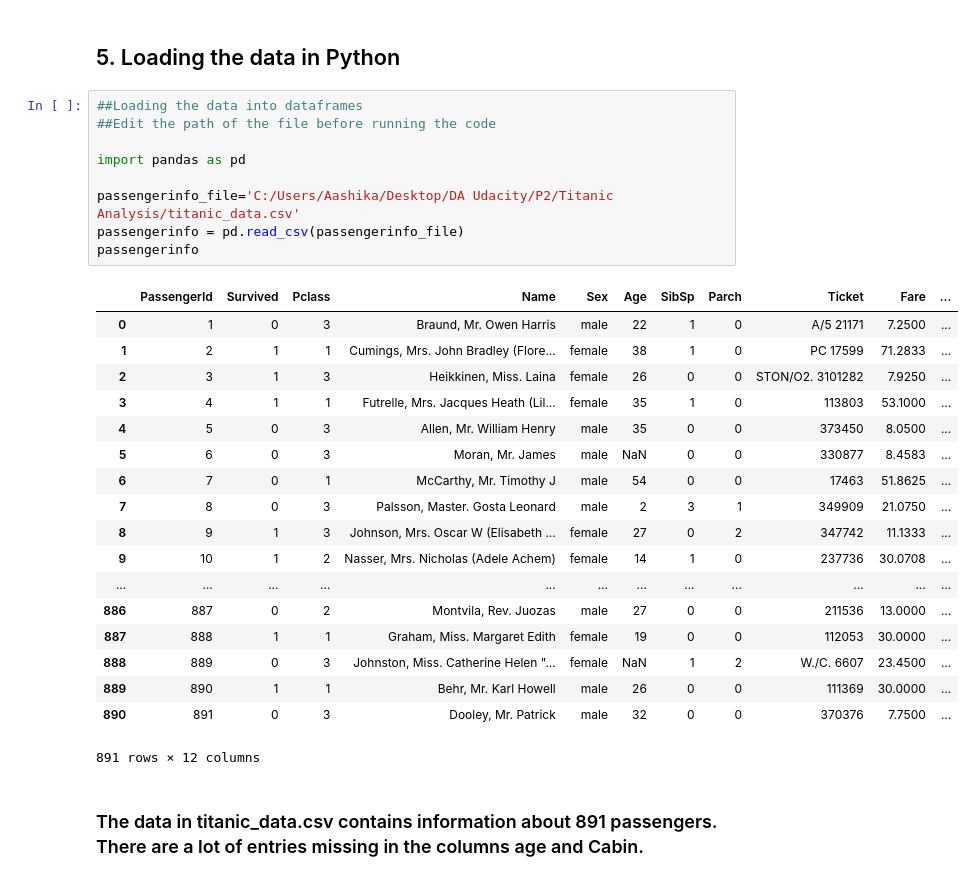
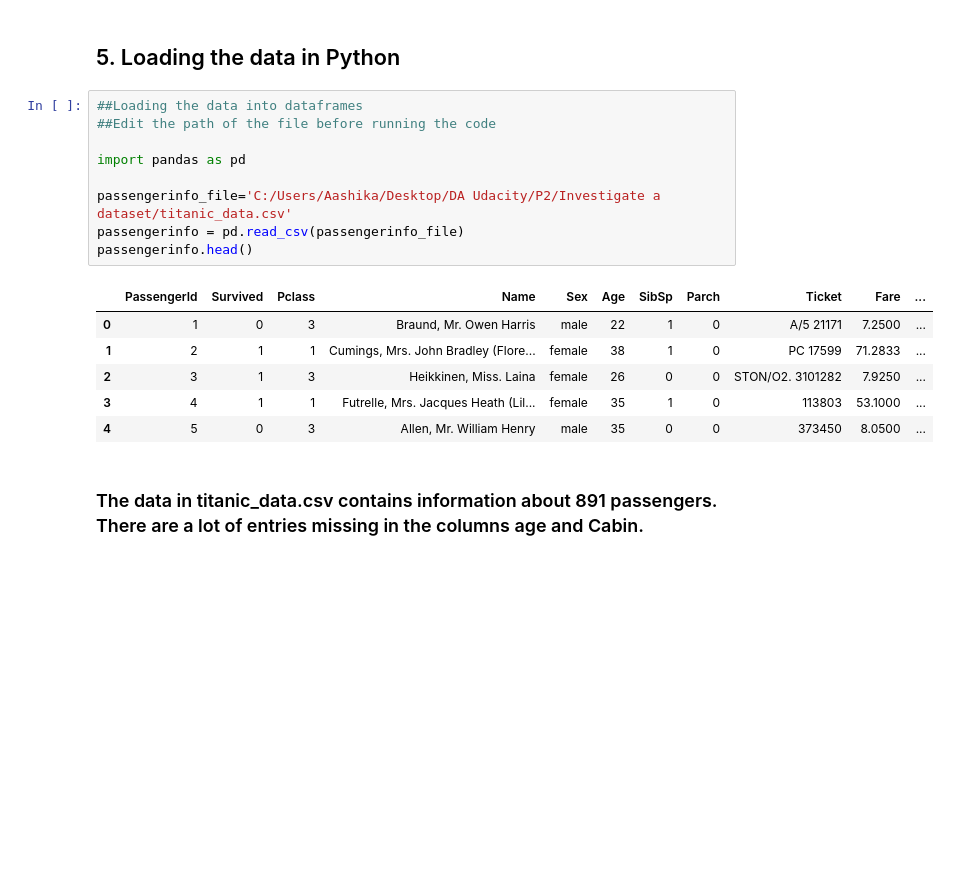
Before and after one commit to aashika/P2-Investigate-a-dataset, a Jupyter notebook: P2. Investigate a Dataset.ipynb, the cells around one changed output. Cells and saved outputs as stored; diff of their text form; blank space fills up the shorter version.

```diff
--- a/P2. Investigate a Dataset.ipynb
+++ b/P2. Investigate a Dataset.ipynb
@@ -54,31 +54,19 @@ To what extent each factor affected the survival? and Did passengers that travel
 # %%
 ##Loading the data into dataframes
 ##Edit the path of the file before running the code
 
 import pandas as pd
 
-passengerinfo_file='C:/Users/Aashika/Desktop/DA Udacity/P2/Titanic Analysis/titanic_data.csv'
+passengerinfo_file='C:/Users/Aashika/Desktop/DA Udacity/P2/Investigate a dataset/titanic_data.csv'
 passengerinfo = pd.read_csv(passengerinfo_file)
-passengerinfo
+passengerinfo.head()
 # %% [output]
 |  | PassengerId | Survived | Pclass | Name | Sex | Age | SibSp | Parch | Ticket | Fare | ... |
 | 0 | 1 | 0 | 3 | Braund, Mr. Owen Harris | male | 22 | 1 | 0 | A/5 21171 | 7.2500 | ... |
 | 1 | 2 | 1 | 1 | Cumings, Mrs. John Bradley (Flore... | female | 38 | 1 | 0 | PC 17599 | 71.2833 | ... |
 | 2 | 3 | 1 | 3 | Heikkinen, Miss. Laina | female | 26 | 0 | 0 | STON/O2. 3101282 | 7.9250 | ... |
 | 3 | 4 | 1 | 1 | Futrelle, Mrs. Jacques Heath (Lil... | female | 35 | 1 | 0 | 113803 | 53.1000 | ... |
 | 4 | 5 | 0 | 3 | Allen, Mr. William Henry | male | 35 | 0 | 0 | 373450 | 8.0500 | ... |
-| 5 | 6 | 0 | 3 | Moran, Mr. James | male | NaN | 0 | 0 | 330877 | 8.4583 | ... |
-| 6 | 7 | 0 | 1 | McCarthy, Mr. Timothy J | male | 54 | 0 | 0 | 17463 | 51.8625 | ... |
-| 7 | 8 | 0 | 3 | Palsson, Master. Gosta Leonard | male | 2 | 3 | 1 | 349909 | 21.0750 | ... |
-| 8 | 9 | 1 | 3 | Johnson, Mrs. Oscar W (Elisabeth ... | female | 27 | 0 | 2 | 347742 | 11.1333 | ... |
-| 9 | 10 | 1 | 2 | Nasser, Mrs. Nicholas (Adele Achem) | female | 14 | 1 | 0 | 237736 | 30.0708 | ... |
-| ... | ... | ... | ... | ... | ... | ... | ... | ... | ... | ... | ... |
-| 886 | 887 | 0 | 2 | Montvila, Rev. Juozas | male | 27 | 0 | 0 | 211536 | 13.0000 | ... |
-| 887 | 888 | 1 | 1 | Graham, Miss. Margaret Edith | female | 19 | 0 | 0 | 112053 | 30.0000 | ... |
-| 888 | 889 | 0 | 3 | Johnston, Miss. Catherine Helen "... | female | NaN | 1 | 2 | W./C. 6607 | 23.4500 | ... |
-| 889 | 890 | 1 | 1 | Behr, Mr. Karl Howell | male | 26 | 0 | 0 | 111369 | 30.0000 | ... |
-| 890 | 891 | 0 | 3 | Dooley, Mr. Patrick | male | 32 | 0 | 0 | 370376 | 7.7500 | ... |
-891 rows × 12 columns
 # %% [markdown]
 ### The data in titanic_data.csv contains information about 891 passengers. There are a lot of entries missing in the columns age and Cabin.
 # %%
```
Also changed, not shown: parts of 12 cells of this notebook.
